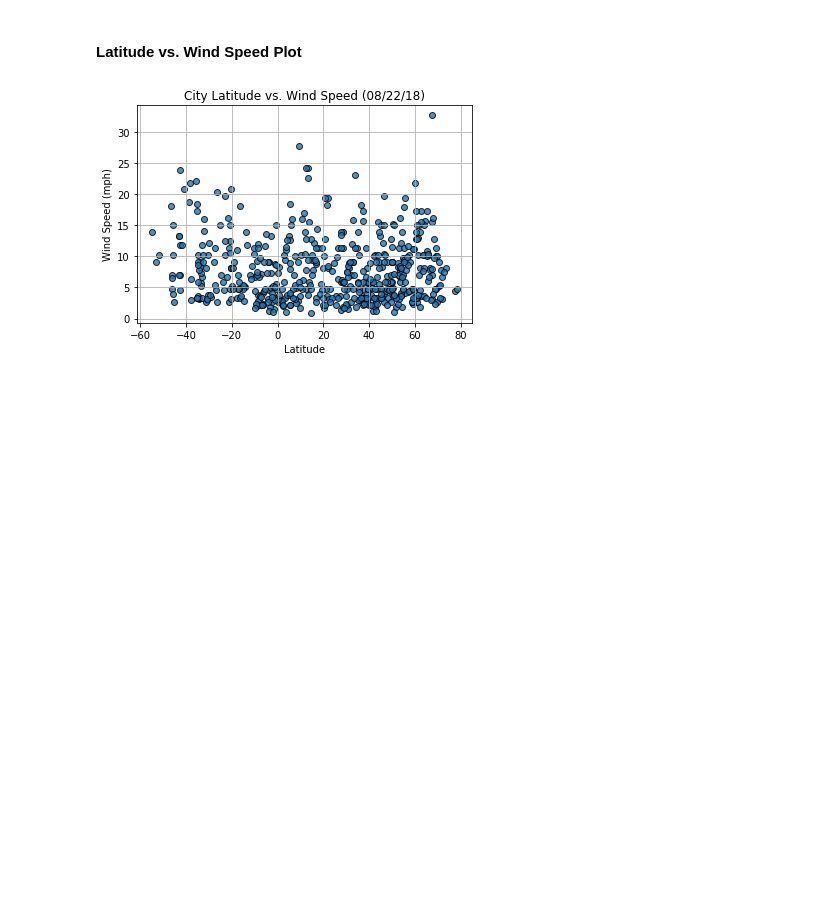
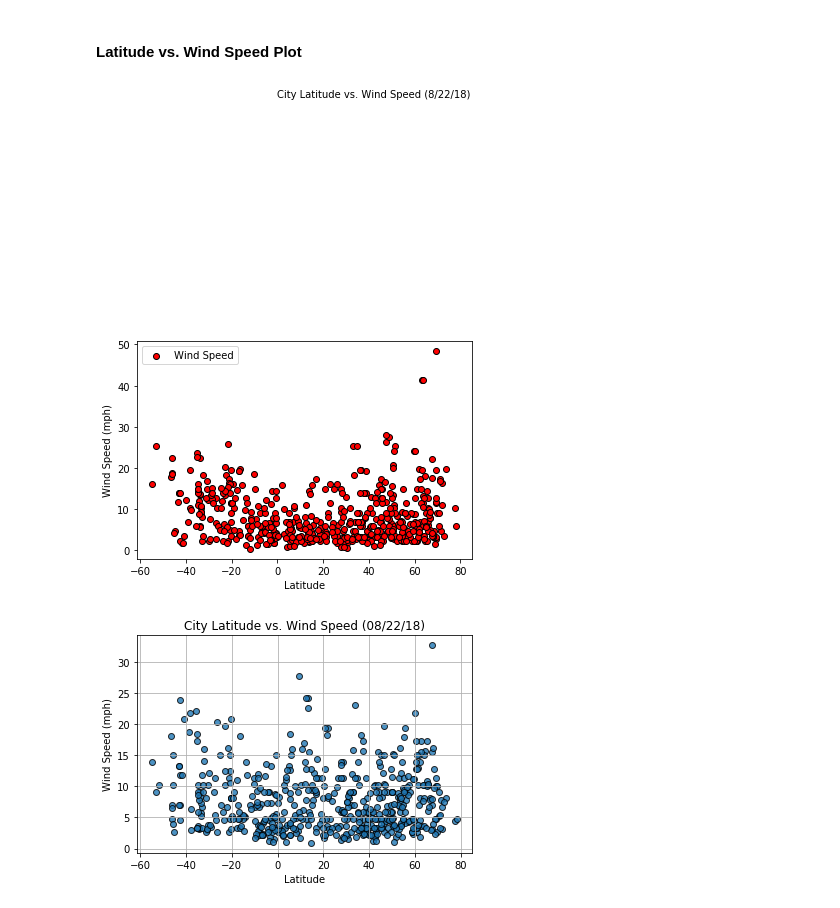
Before and after one commit to VWatsup/PythonAPIs, a Jupyter notebook: PythonAPIs_Hmk_WeatherPy.ipynb, the cells around one changed output. Saved outputs shown, nothing was run; the diff lists cells and outputs as text; code cells hidden in the pictures; blank space fills up the shorter version.

```diff
--- a/PythonAPIs_Hmk_WeatherPy.ipynb
+++ b/PythonAPIs_Hmk_WeatherPy.ipynb
@@ -193,6 +322,23 @@ weather_response.json()
 [figure]
 # %% [markdown]
 #### Latitude vs. Wind Speed Plot
+# %%
+# plt.scatter(Latitude, Wind Speed (mph), facecolors="Blue", edgecolors="black",
+#             s=weather, alpha=0.50, label="Urban")
+plt.scatter(weather_json["Lat"],
+            weather_json["Wind Speed"],
+            marker="o",
+            facecolors="red",
+            edgecolors="black",
+           )
+
+plt.legend()
+plt.xlabel("Latitude")
+plt.ylabel("Wind Speed (mph)")
+plt.text(0,110, "City Latitude vs. Wind Speed (8/22/18)")
+plt.show()
+# %% [output]
+[figure, added]
 # %%
 # %% [output]
 [figure]
```
Also changed, not shown: parts of 14 cells of this notebook.
